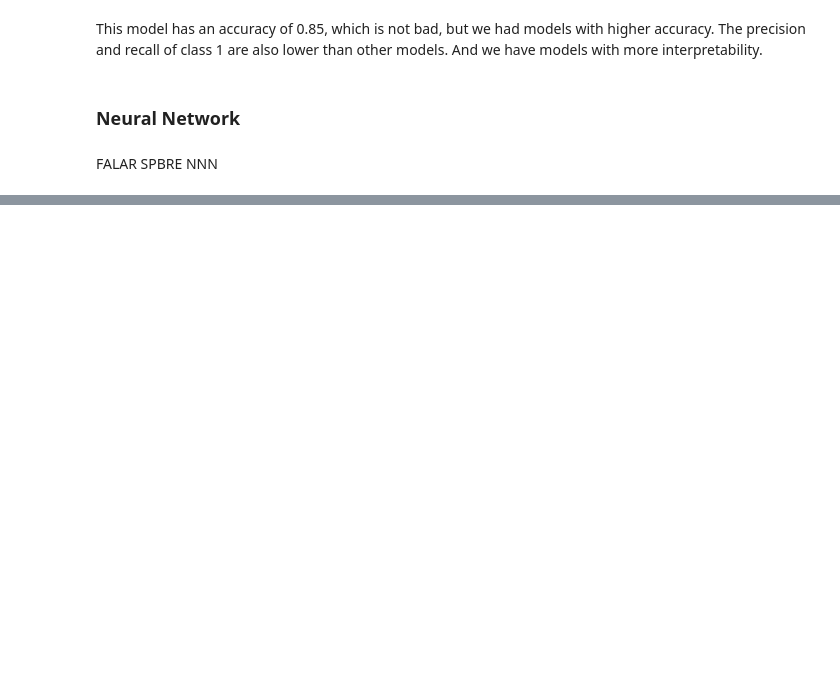
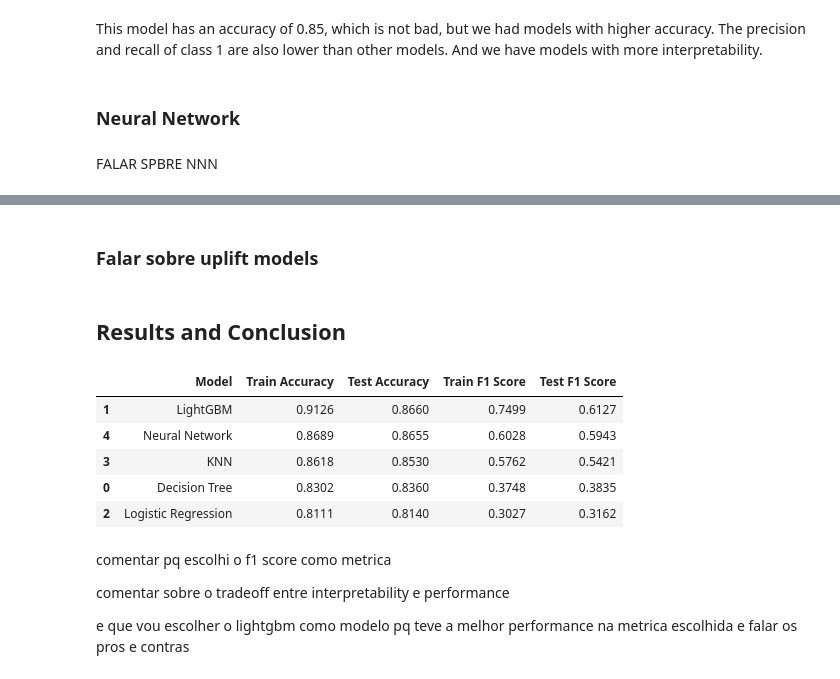
Before and after one commit to davirpp/Desafio-DS-Indicium, a Jupyter notebook: predict_churn.ipynb, the cells around one changed output, grey strips where cells are left out. Saved outputs shown, nothing was run; the diff lists cells and outputs as text; code cells hidden in the pictures; blank space fills up the shorter version.

```diff
--- a/predict_churn.ipynb
+++ b/predict_churn.ipynb
@@ -625,0 +740,28 @@ model.save('scalers_n_models/neural_network_model.keras')
+# %% [markdown]
+### Falar sobre uplift models
+# %% [markdown]
+## Results and Conclusion
+# %%
+results_df = pd.DataFrame(columns=['Model', 'Train Accuracy', 'Test Accuracy', 'Train F1 Score', 'Test F1 Score'])
+
+results_df.loc[0] = ['Decision Tree', dt_train_acc, dt_test_acc, dt_train_f1score, dt_test_f1score]
+results_df.loc[1] = ['LightGBM', lgbm_train_acc, lgbm_test_acc, lgbm_train_f1score, lgbm_test_f1score]
+results_df.loc[2] = ['Logistic Regression', log_reg_train_acc, log_reg_test_acc, log_reg_train_f1score, log_reg_test_f1score]
+results_df.loc[3] = ['KNN', knn_train_acc, knn_test_acc, knn_train_f1score, knn_test_f1score]
+results_df.loc[4] = ['Neural Network', nn_train_acc, nn_test_acc, nn_train_f1score, nn_test_f1score]
+
+# Sorting results by Test F1 Score
+results_df.sort_values(by='Test F1 Score', ascending=False).round(4)
+# %% [output]
+|  | Model | Train Accuracy | Test Accuracy | Train F1 Score | Test F1 Score |
+| 1 | LightGBM | 0.9126 | 0.8660 | 0.7499 | 0.6127 |
+| 4 | Neural Network | 0.8689 | 0.8655 | 0.6028 | 0.5943 |
+| 3 | KNN | 0.8618 | 0.8530 | 0.5762 | 0.5421 |
+| 0 | Decision Tree | 0.8302 | 0.8360 | 0.3748 | 0.3835 |
+| 2 | Logistic Regression | 0.8111 | 0.8140 | 0.3027 | 0.3162 |
+# %% [markdown]
+comentar pq escolhi o f1 score como metrica
+
+comentar sobre o tradeoff entre interpretability e performance
+
+e que vou escolher o lightgbm como modelo pq teve a melhor performance na metrica escolhida e falar os pros e contras
```
Also changed, not shown: parts of 25 cells of this notebook, 3 other files.
